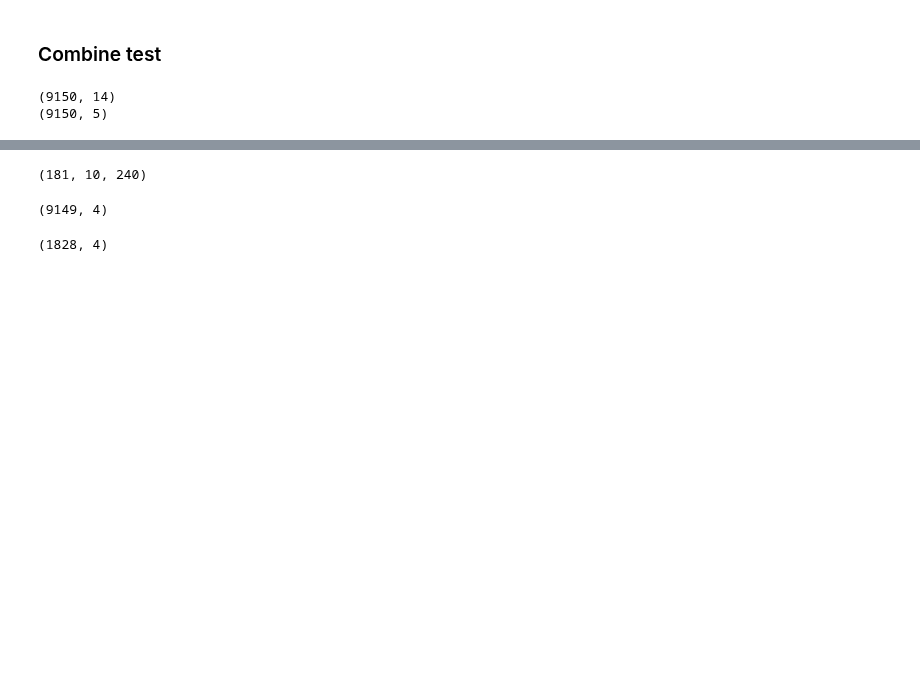
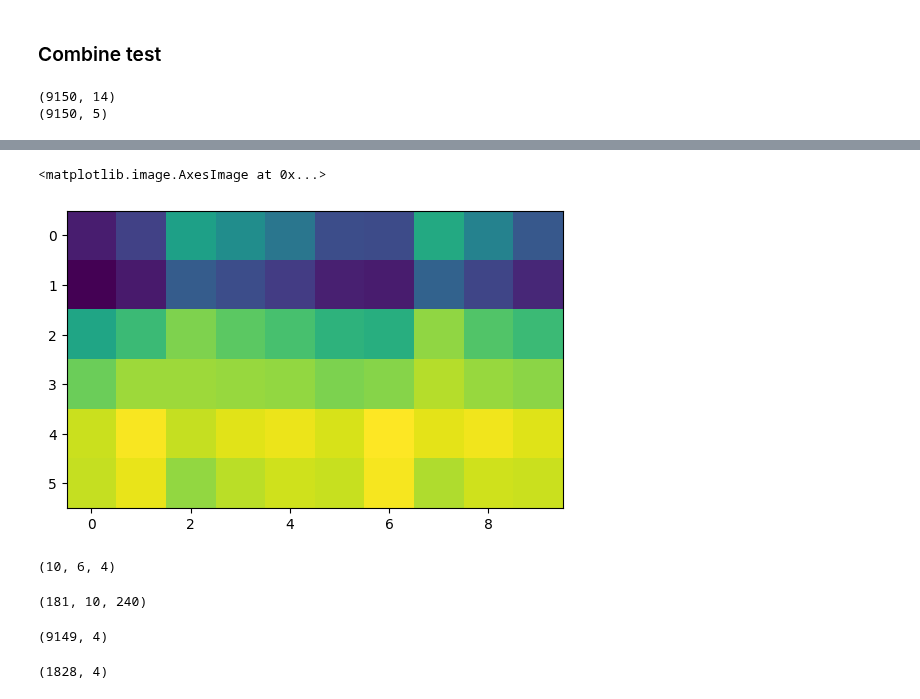
Before and after one commit to IS-Howard/final, a Jupyter notebook: test.ipynb, the cells around one changed output, grey strips where cells are left out. Drawn from its saved outputs; the diff is of its cells as text; code cells hidden in the pictures; blank space fills up the shorter version.

```diff
--- a/test.ipynb
+++ b/test.ipynb
@@ -20,3 +51,12 @@ feat = generate_tmpfeat(m1.feature, window=10, step=10)
+# %%
+plt.imshow(wa.power(x)[:,:,0].T)
+# %% [output]
+<matplotlib.image.AxesImage at 0x...>
+[figure, added]
+# %%
+wa.power(x).shape
+# %% [output]
+(10, 6, 4)
 # %%
 np.concatenate([feat, seg], axis=2).shape
 # %% [output]
```
Also changed, not shown: parts of 3 cells of this notebook.
